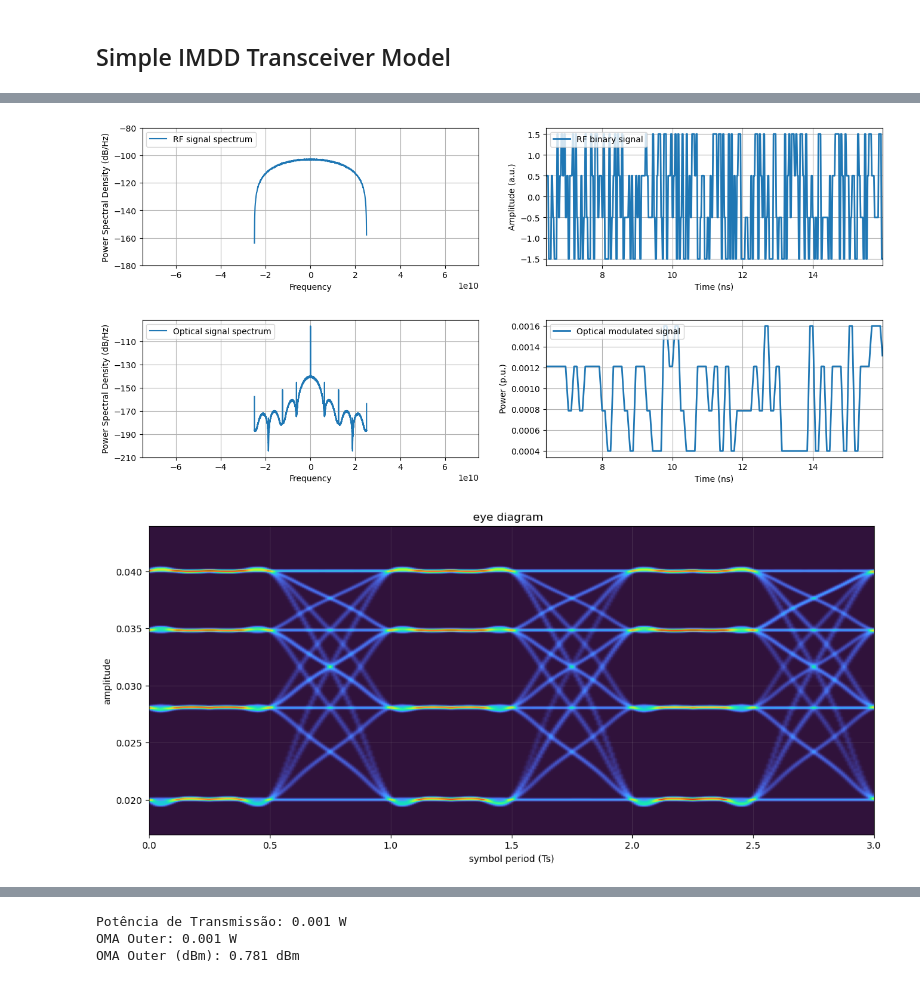
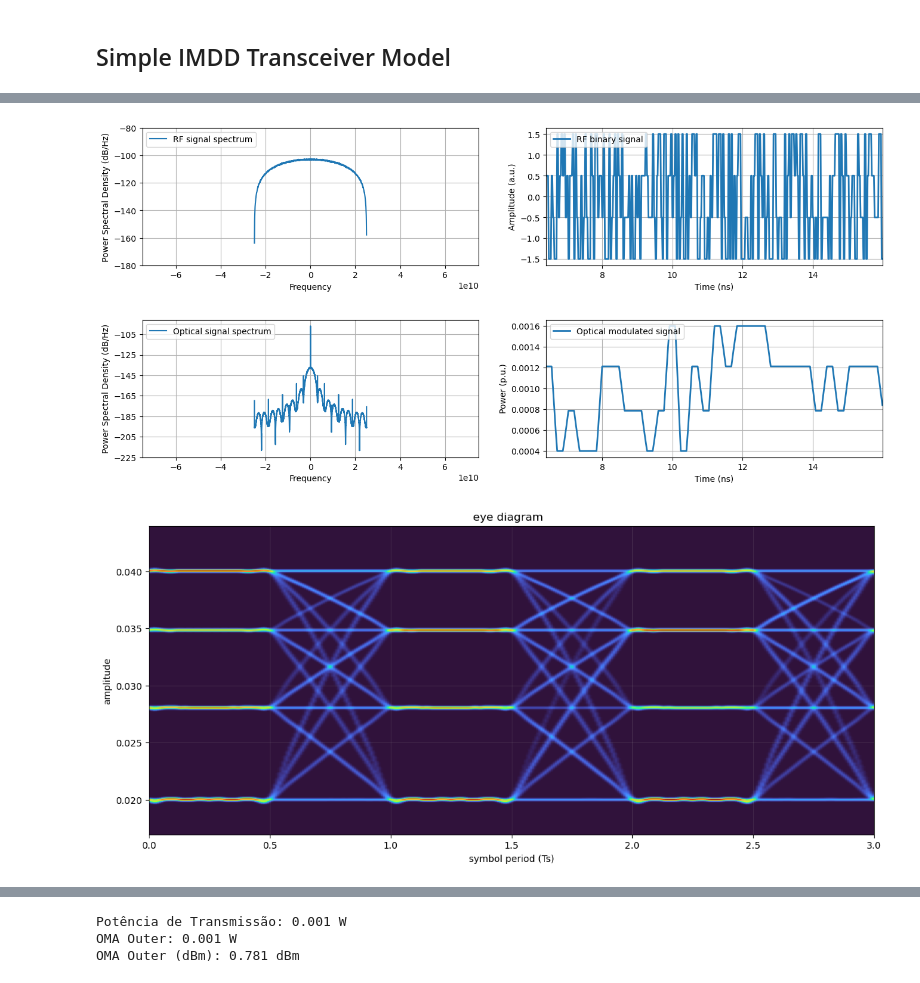
Before and after one commit to elmerfariass/Performance-Modeling-for-High-Capacity-IMDD-Systems, a Jupyter notebook: IMDD_Simulation/Section-II_Simulation.ipynb, the cells around one changed output, grey strips where cells are left out. Cells and saved outputs as stored; diff of their text form; code cells hidden in the pictures.

Commit message:
Graphics1.0- Finished

```diff
--- a/IMDD_Simulation/Section-II_Simulation.ipynb
+++ b/IMDD_Simulation/Section-II_Simulation.ipynb
@@ -61,10 +61,10 @@ SpS= 2
 
 # Sample Rate
 Fs= Rs*SpS
-#n_dac = 16
-n_dac = 4
-#Res = 16
-Res= 8
+n_dac = 8
+#n_dac = 4
+Res = 8
+#Res= 8
 DAC_ADC = True
 
 #Sample Time
@@ -190,8 +190,8 @@ Potência Média do Sinal (P_TX): 0.00 dBm (1.000 mW)
 ER obtido:    6.00 dB
 OMA obtido:   1.197 mW (0.78 dBm)
 [figure]
-[figure, old version]
+[figure, new version]
-[figure, old version]
+[figure, new version]
 # %%
 from scipy.fft import fft, ifft, fftfreq
 
```
Also changed, not shown: parts of 8 cells of this notebook, 2 other files.
